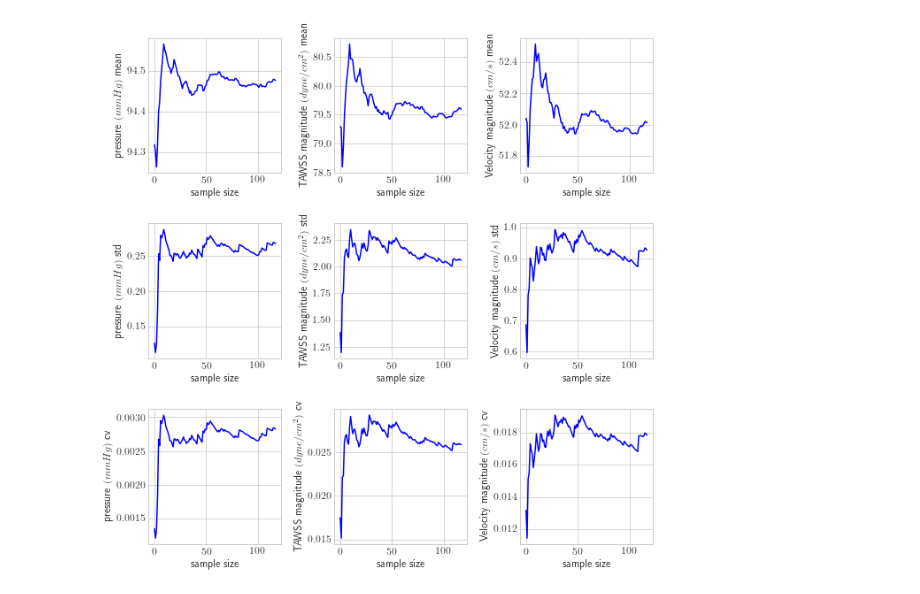
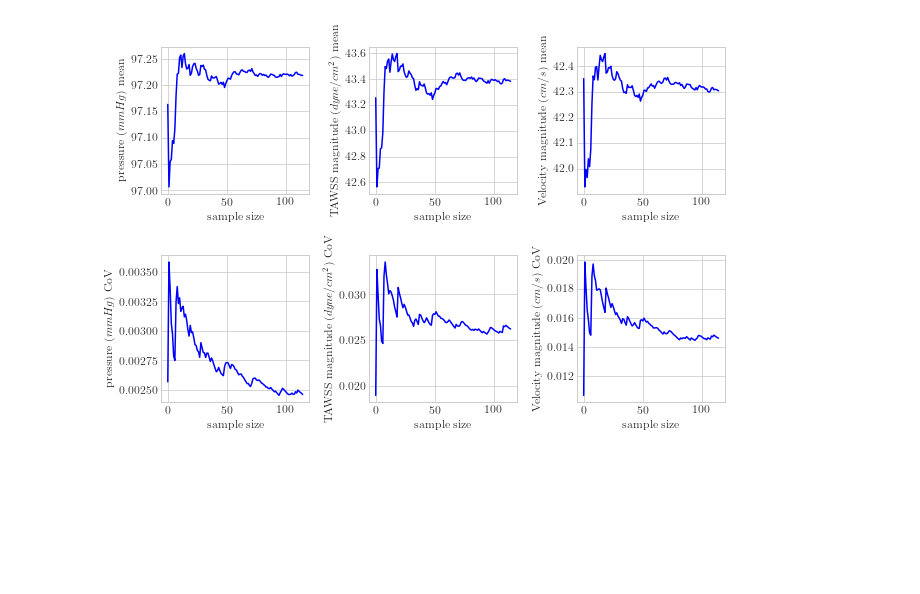
Before and after one commit to noahfields1/seg_regression, a Jupyter notebook: notebooks/UQ/unsteady_line_statistical_convergence_simple.ipynb, the cells around one changed output. Drawn from its saved outputs; the diff is of its cells as text; code cells hidden in the pictures; blank space fills up the shorter version.

```diff
--- a/notebooks/UQ/unsteady_line_statistical_convergence_simple.ipynb
+++ b/notebooks/UQ/unsteady_line_statistical_convergence_simple.ipynb
@@ -7,15 +7,16 @@ import matplotlib.pyplot as plt
 plt.style.use('seaborn-whitegrid')
 matplotlib.rc('text', usetex=True)
 matplotlib.rcParams.update({"font.size":12})
+matplotlib.rcParams.update({"font.family":"serif"})
 import os
 import sys
 
 sys.path.append(os.path.abspath('../..'))
 from modules import io
 # %%
-#MODEL = "0110"
+MODEL = "0110"
 
-MODEL = "0144"
+#MODEL = "0144"
 
 #MODEL = "coronary"
 
@@ -169,7 +170,7 @@ for quant,label in zip(quants,labels):
 Size  = 3
 count = 0
 Wplot = len(labels)
-f, axarr = plt.subplots(3, 3, figsize=(3*Size,3*Size))
+f, axarr = plt.subplots(2, 3, figsize=(3*Size,2*Size))
 
 count = 0
 for i,quant in enumerate(quants):
@@ -185,38 +186,38 @@ for i,quant in enumerate(quants):
 #     mu_t  = np.mean(means)
 #     std_t = np.std(means)
 #     rel_std_t = std_t/mu_t
 
 
     MAT = np.zeros((Nm-3,3))
     for k in range(3,Nm):
 
         means = np.mean(Y[:k],axis=1)
         mu  = np.mean(means)
         std = np.std(means)
         rel_std = std/mu
 
         MAT[k-3,0] = mu
         MAT[k-3,1] = std
         MAT[k-3,2] = rel_std
 
 
     axarr[0,i].plot(MAT[:,0], color='b')
     axarr[0,i].set_xlabel("sample size")
-    axarr[0,i].set_ylabel(label + ' mean')
+    axarr[0,i].set_ylabel('{} mean'.format(label))
 
-    axarr[1,i].plot(MAT[:,1], color='b')
+#     axarr[1,i].plot(MAT[:,1], color='b')
+#     axarr[1,i].set_xlabel("sample size")
+#     axarr[1,i].set_ylabel(label + ' std')
+
+    axarr[1,i].plot(MAT[:,2], color='b')
     axarr[1,i].set_xlabel("sample size")
-    axarr[1,i].set_ylabel(label + ' std')
-
-    axarr[2,i].plot(MAT[:,2], color='b')
-    axarr[2,i].set_xlabel("sample size")
-    axarr[2,i].set_ylabel(label + ' cv')
+    axarr[1,i].set_ylabel('{} CoV'.format(label))
 
 plt.tight_layout()
 plt.savefig(OUTPUT+'/convergence_combined.png',dpi=300)
 plt.savefig(OUTPUT+'/convergence_combined.pdf',dpi=200)
 
 plt.show()
 plt.close()
 # %% [output]
-[figure, old version]
+[figure, new version]
```
Also changed, not shown: parts of 2 cells of this notebook, 5 other files.
